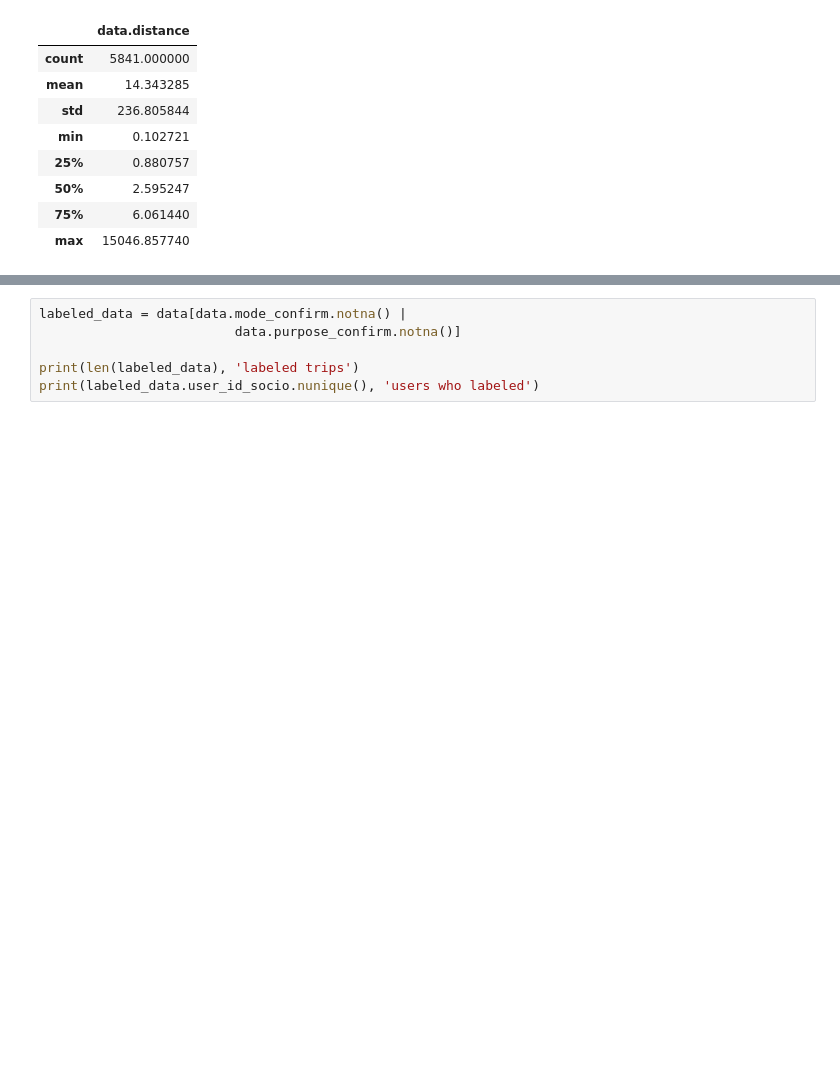
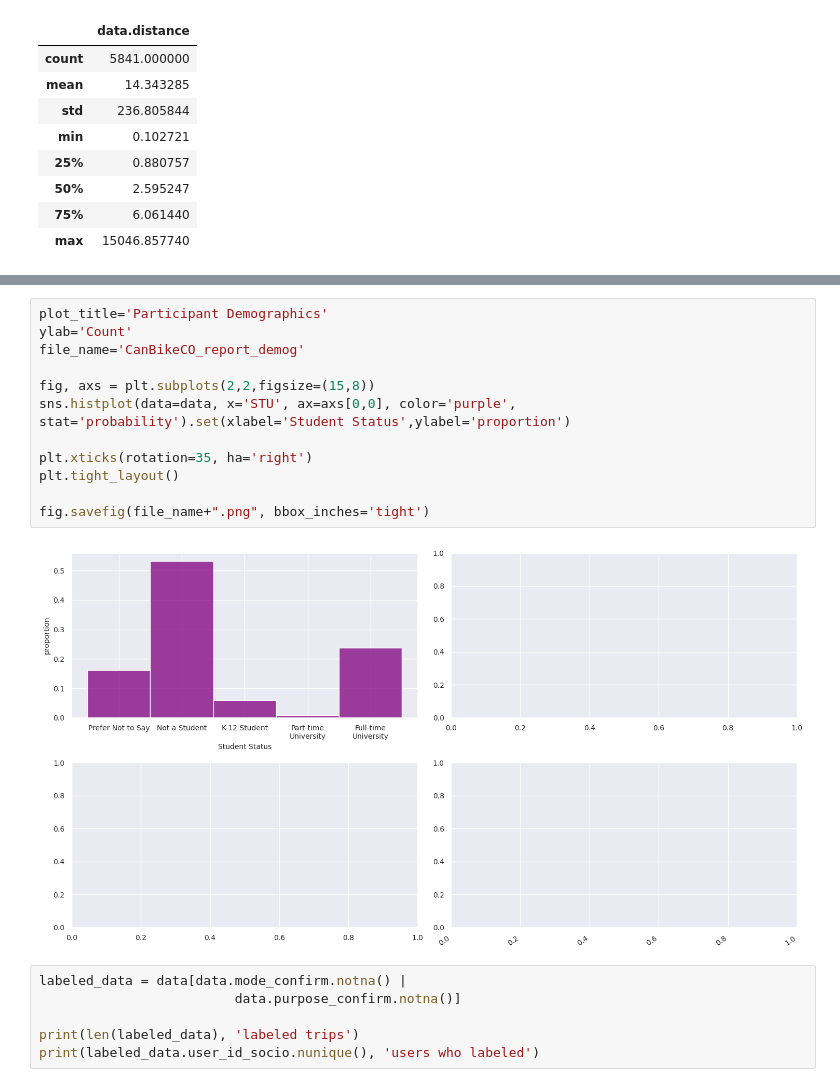
Before and after one commit to jpfleischer/em-public-dashboard, a Jupyter notebook: viz_scripts/PaperVizualizations/Abby/USAID-Laos-PrelimDataGrab.ipynb, the cells around one changed output, grey strips where cells are left out. Saved outputs shown, nothing was run; the diff lists cells and outputs as text; blank space fills up the shorter version.

```diff
--- a/viz_scripts/PaperVizualizations/Abby/USAID-Laos-PrelimDataGrab.ipynb
+++ b/viz_scripts/PaperVizualizations/Abby/USAID-Laos-PrelimDataGrab.ipynb
@@ -313,3 +356,17 @@ fig.savefig(file_name+".png", bbox_inches='tight')
+# %%
+plot_title='Participant Demographics'
+ylab='Count'
+file_name='CanBikeCO_report_demog'
+
+fig, axs = plt.subplots(2,2,figsize=(15,8))
+sns.histplot(data=data, x='STU', ax=axs[0,0], color='purple', stat='probability').set(xlabel='Student Status',ylabel='proportion')
+
+plt.xticks(rotation=35, ha='right')
+plt.tight_layout()
+
+fig.savefig(file_name+".png", bbox_inches='tight')
+# %% [output]
+[figure, added]
 # %%
 labeled_data = data[data.mode_confirm.notna() |
                          data.purpose_confirm.notna()]
```
Also changed, not shown: parts of 8 cells of this notebook, 5 other files.
